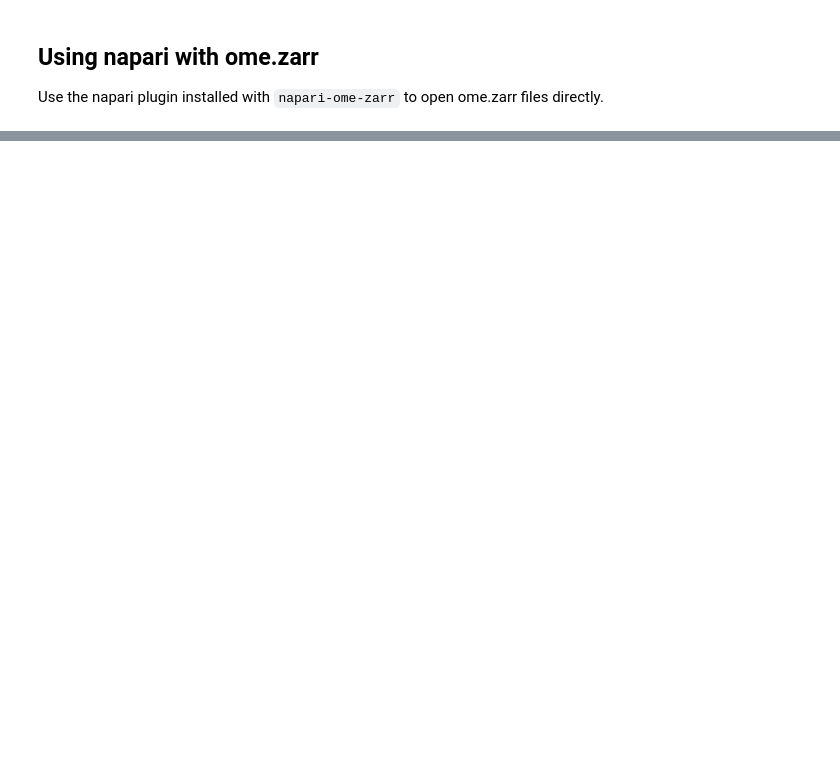
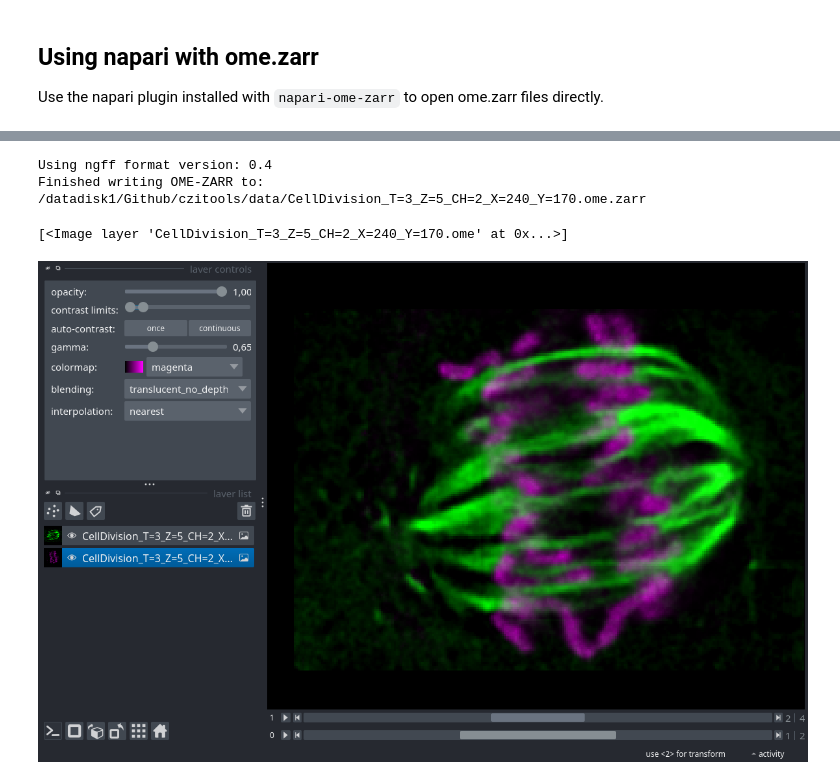
Before and after one commit to sebi06/czitools, a Jupyter notebook: demo/notebooks/omezarr_from_czi_5d.ipynb, the cells around one changed output, grey strips where cells are left out. Cells and saved outputs as stored; diff of their text form; code cells hidden in the pictures; blank space fills up the shorter version.

```diff
--- a/demo/notebooks/omezarr_from_czi_5d.ipynb
+++ b/demo/notebooks/omezarr_from_czi_5d.ipynb
@@ -128,0 +180,19 @@ napari.utils.nbscreenshot(viewer)
+# %%
+# write OME-ZARR using utility function
+zarr_path = write_tools.write_omezarr(array,
+                                      zarr_path=zarr_path,
+                                      axes=omezarr_dimorder,
+                                      overwrite=True)
+# %% [output]
+Using ngff format version: 0.4
+Finished writing OME-ZARR to: /datadisk1/Github/czitools/data/CellDivision_T=3_Z=5_CH=2_X=240_Y=170.ome.zarr
+# %%
+# this is how we can open the file we just write in napari
+viewer = napari.Viewer()
+viewer.open(zarr_path)
+# %% [output]
+[<Image layer 'CellDivision_T=3_Z=5_CH=2_X=240_Y=170.ome' at 0x...>]
+# %%
+napari.utils.nbscreenshot(viewer)
+# %% [output]
+[figure, added]
```
Also changed, not shown: parts of 14 cells of this notebook, 1 other file.
